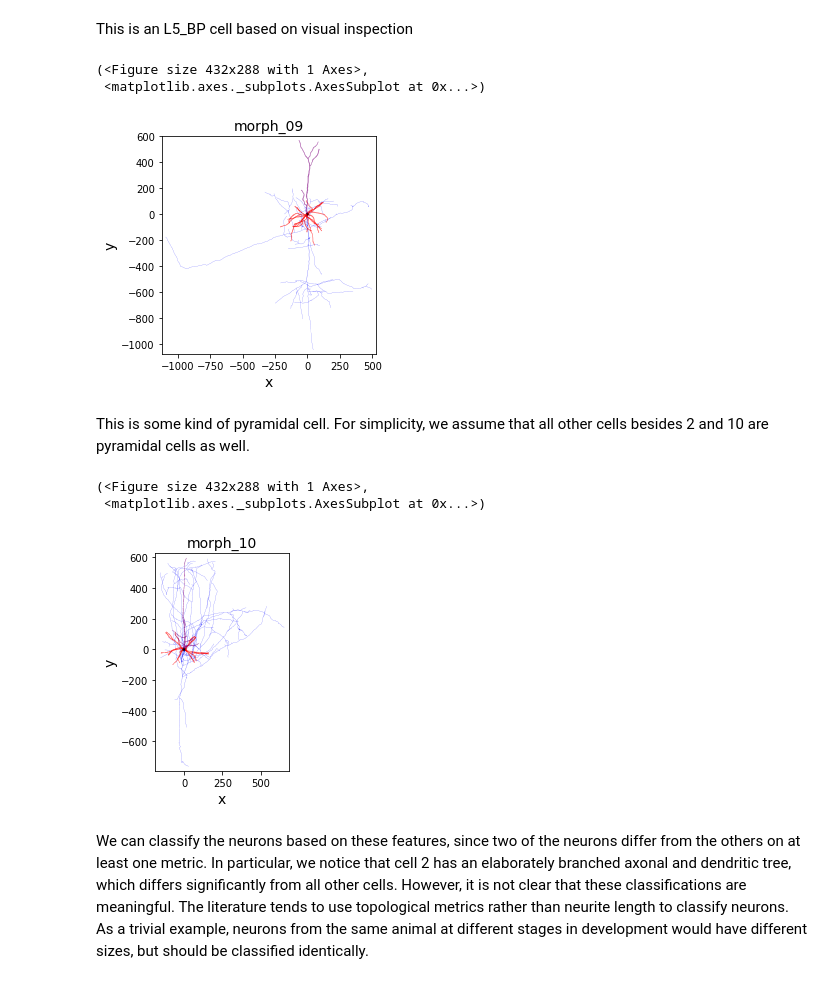
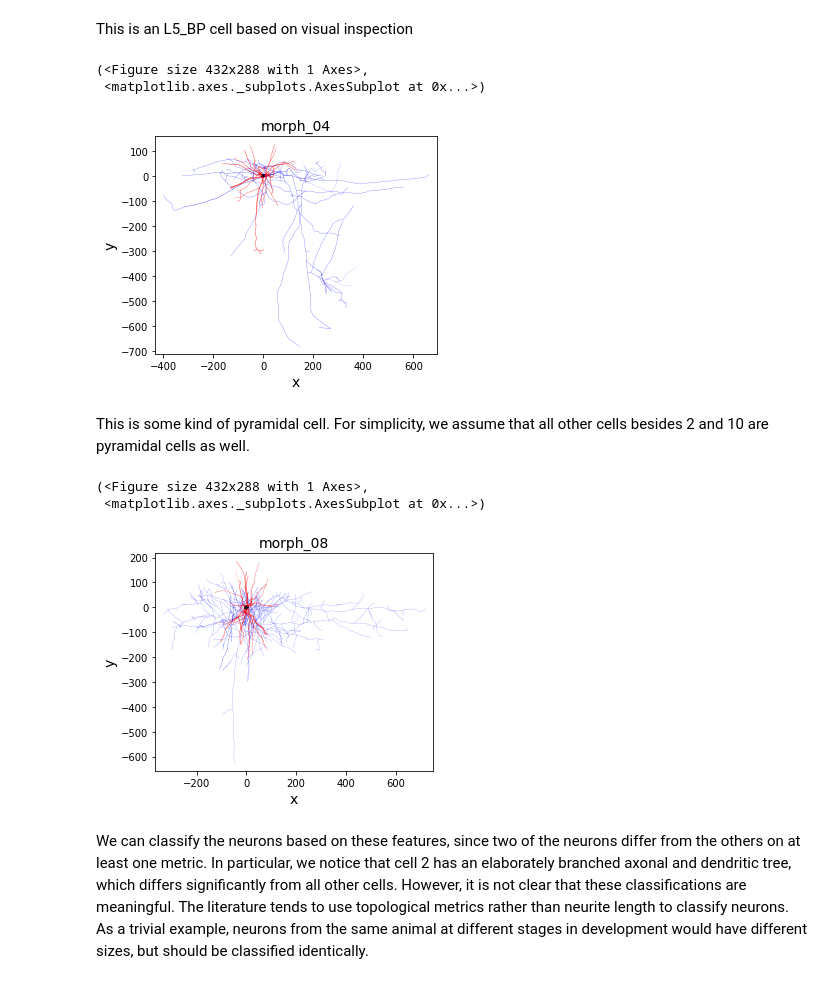
Before and after one commit to jjt20/InSilicoClass, a Jupyter notebook: my_notebooks/Week2/Week2_HomeWork.ipynb, the cells around one changed output. Cells and saved outputs as stored; diff of their text form; code cells hidden in the pictures.

```diff
--- a/my_notebooks/Week2/Week2_HomeWork.ipynb
+++ b/my_notebooks/Week2/Week2_HomeWork.ipynb
@@ -363,22 +363,22 @@ viewer.draw(neuron, mode='2d',plane='xy')
 This is an L5_BP cell based on visual inspection
 # %%
 from neurom import viewer
-neuron = nm.load_neuron('./Group_07/morph_09.swc')
+neuron = nm.load_neuron('./Group_07/morph_04.swc')
 viewer.draw(neuron, mode='2d', plane='xy')
 # %% [output]
 (<Figure size 432x288 with 1 Axes>,
  <matplotlib.axes._subplots.AxesSubplot at 0x...>)
-[figure, old version]
+[figure, new version]
 # %% [markdown]
 This is some kind of pyramidal cell. For simplicity, we assume that all other cells besides 2 and 10 are pyramidal cells as well.
 # %%
 from neurom import viewer
-neuron = nm.load_neuron('./Group_07/morph_10.swc')
+neuron = nm.load_neuron('./Group_07/morph_08.swc')
 viewer.draw(neuron, mode='2d', plane='xy')
 # %% [output]
 (<Figure size 432x288 with 1 Axes>,
  <matplotlib.axes._subplots.AxesSubplot at 0x...>)
-[figure, old version]
+[figure, new version]
 # %% [markdown]
 We can classify the neurons based on these features, since two of the neurons differ from the others on at least one metric. In particular, we notice that cell 2 has an elaborately branched axonal and dendritic tree, which differs significantly from all other cells. However, it is not clear that these classifications are meaningful. The literature tends to use topological metrics rather than neurite length to classify neurons. As a trivial example, neurons from the same animal at different stages in development would have different sizes, but should be classified identically.
 # %% [markdown]
```
Also changed, not shown: 21 other files.
